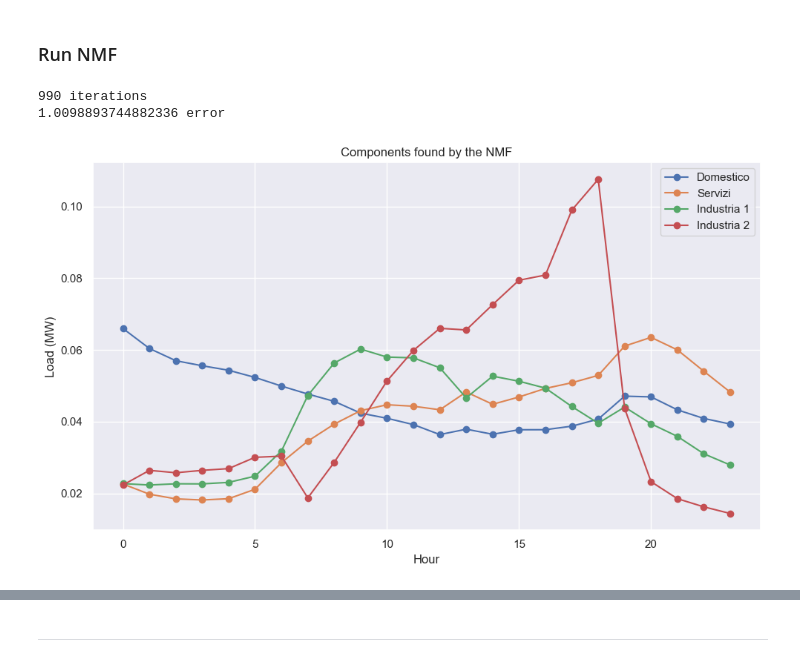
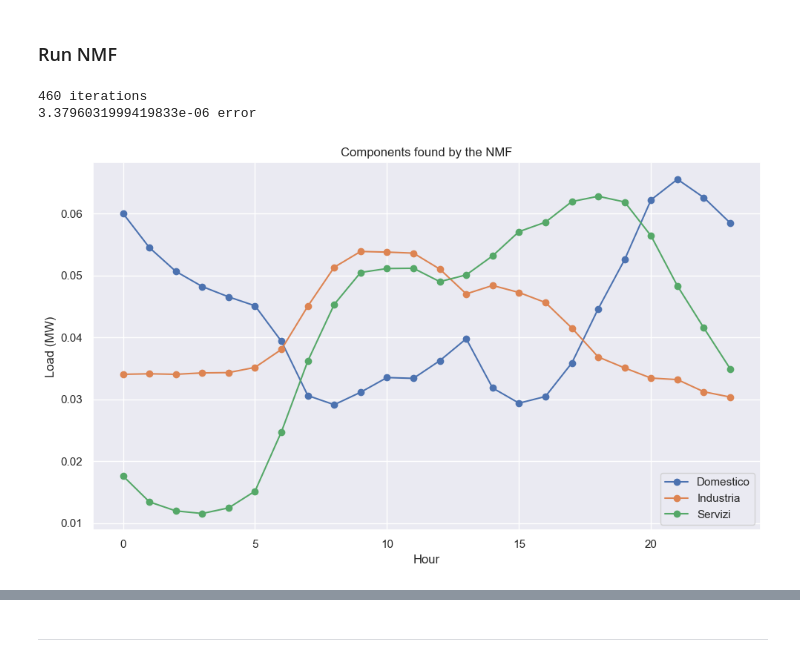
Before and after one commit to gkchln/load_bss, a Jupyter notebook: NMF.ipynb, the cells around one changed output, grey strips where cells are left out. Drawn from its saved outputs; the diff is of its cells as text; code cells hidden in the pictures.

```diff
--- a/NMF.ipynb
+++ b/NMF.ipynb
@@ -140,0 +143,10 @@ region_cons_df
+# %%
+skip = True
+if not skip:
+    # Let's split the servizi in 2 (maybe for business active during the days and those also active during the evening (like restoration))
+    region_cons_df['Servizi 2'] = region_cons_df['Servizi'] / 2
+    region_cons_df['Servizi 1'] = region_cons_df['Servizi'] - region_cons_df['Servizi 2']
+    region_cons_df = region_cons_df[['Domestico', 'Industria', 'Servizi 1', 'Servizi 2']]
+    region_cons_df.index = region_cons_df.index.str.replace('-', '.')
+else:
+    print("skipped")
@@ -160,0 +175,2 @@ W_init
+# %%
+n_components = 3
@@ -160,0 +179,12 @@ W_init
+# %%
+# /!\ CAUTION /!\: This may cause the algorithm to converge to a local minimum where all the profiles are the same
+skip = True
+if not skip:
+    W_init = pd.DataFrame(index=df.index)
+    for k in range(n_components):
+        W_init[f'Component {k+1}'] = 1 / n_components
+    # Multiply by daily consumption to obtain equal consumption values across components
+    W_init = W_init.mul(X.sum(axis=1), axis=0)
+    W_init
+else:
+    print("skipped")
@@ -161,6 +193,6 @@ W_init
 # %%
 # Our initial guess for the matrix of components is a constant curve. The condition on the norm of the components being 1 yields S_k = (1/24, ..., 1/24)
-H_init = np.ones((4, 24)) / 24
+H_init = np.ones((n_components, 24)) / 24
 # %% [markdown]
 # NMF
 # %% [markdown]
@@ -201,43 +233,43 @@ plt.tight_layout()
 # %% [markdown]
 ### Run NMF
 # %%
-n_components = 4
+n_components = 3
 random_state = None
 tol = 1e-5
 init = 'custom'
 max_iter = 4000
 solver = 'mu'
 verbose = 0
 
 fig, axs = plt.subplots(1, 1, figsize=(10, 6))
 
 model = NMF(
     n_components=n_components,
     random_state=random_state,
     solver=solver,
     tol=tol,
     init=init,
     max_iter=max_iter,
     verbose=verbose
 )
 
 W = model.fit_transform(
     X.values,
     W=W_init.values.copy(order='C'),
     H=H_init
 )
 
 H = model.components_
 
 print('{} iterations'.format(model.n_iter_))
 print('{} error'.format(model.reconstruction_err_/X.size))
 plot_components(H, ax=axs, title=f"Components found by the NMF", component_names=W_init.columns)
 
 plt.tight_layout()
 # %% [output]
-990 iterations
-1.0098893744882336 error
+460 iterations
+3.3796031999419833e-06 error
-[figure, old version]
+[figure, new version]
 # %%
 W = pd.DataFrame(W, index=df.index, columns=W_init.columns)
 W[unit_info.columns] = df[unit_info.columns]
```
Also changed, not shown: parts of 17 cells of this notebook.
